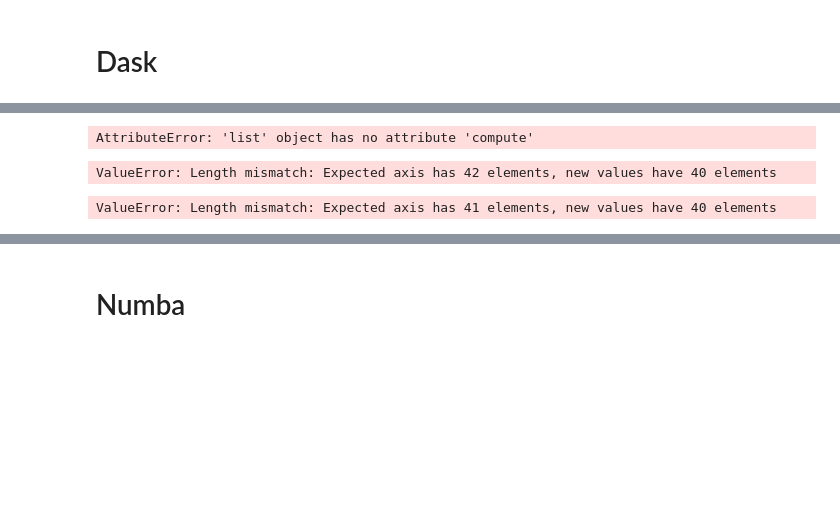
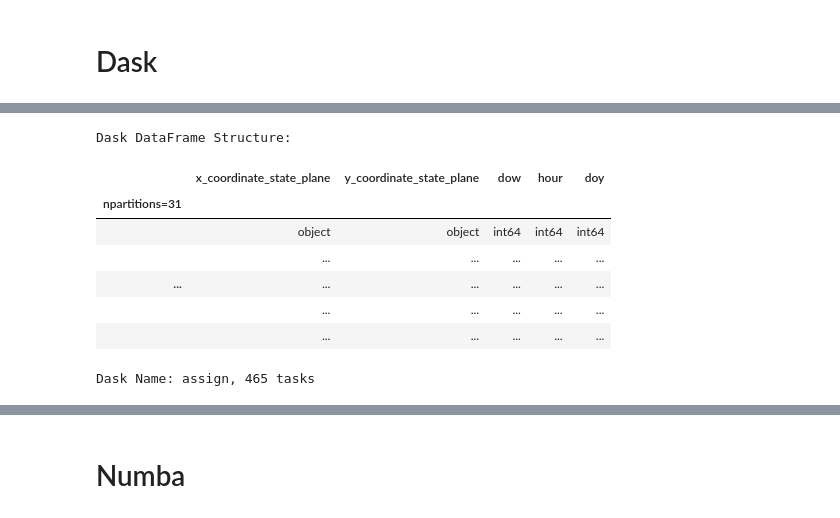
Before and after one commit to PacktPublishing/Learn-Python-by-Building-Data-Science-Applications, a Jupyter notebook: Chapter20/1_Boosting_performance.ipynb, the cells around one changed output, grey strips where cells are left out. Cells and saved outputs as stored; diff of their text form; code cells hidden in the pictures; blank space fills up the shorter version.

```diff
--- a/Chapter20/1_Boosting_performance.ipynb
+++ b/Chapter20/1_Boosting_performance.ipynb
@@ -266,4 +277,0 @@ data = dd.from_delayed(dfs)
-# %%
-df = data.compute()
-# %% [output]
-AttributeError: 'list' object has no attribute 'compute'
@@ -273,8 +278,12 @@ data = data[cols].dropna()
-# %%
-sample = data.compute()
-# %% [output]
-ValueError: Length mismatch: Expected axis has 42 elements, new values have 40 elements
-# %%
-X2, y2 = dask_prepare_data(filepaths)
-# %% [output]
-ValueError: Length mismatch: Expected axis has 41 elements, new values have 40 elements
+# %%
+X
+# %% [output]
+Dask DataFrame Structure:
+|  | x_coordinate_state_plane | y_coordinate_state_plane | dow | hour | doy |
+| npartitions=31 |  |  |  |  |  |
+|  | object | object | int64 | int64 | int64 |
+|  | ... | ... | ... | ... | ... |
+| ... | ... | ... | ... | ... | ... |
+|  | ... | ... | ... | ... | ... |
+|  | ... | ... | ... | ... | ... |
+Dask Name: assign, 465 tasks
```
Also changed, not shown: parts of 35 cells of this notebook, 9 other files.
